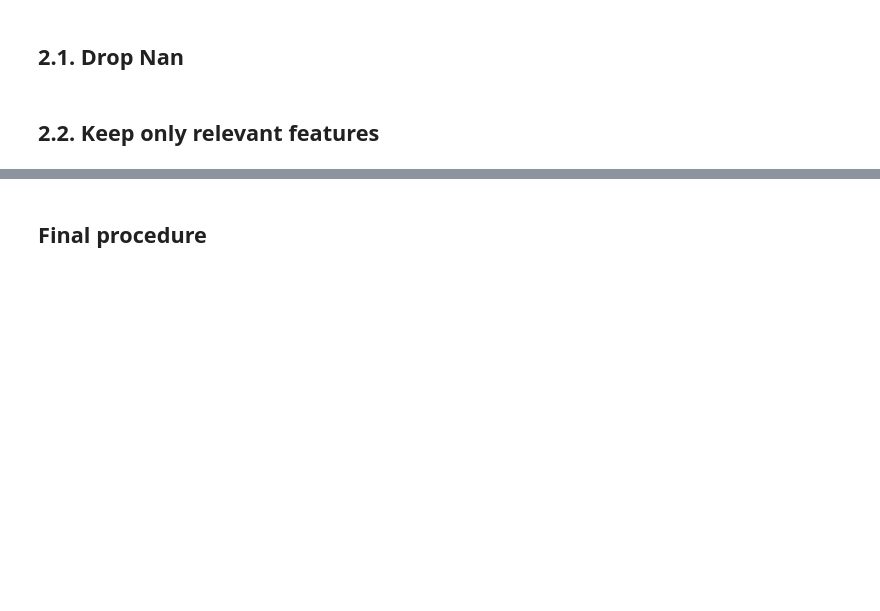
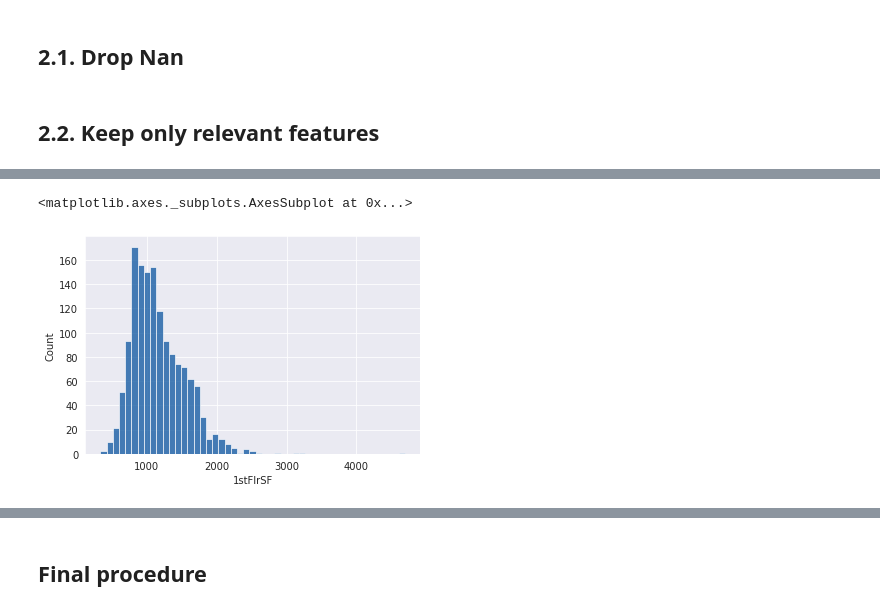
Before and after one commit to PashaIanko/Kaggle.HousePrices, a Jupyter notebook: House_Prices.ipynb, the cells around one changed output, grey strips where cells are left out. Cells and saved outputs as stored; diff of their text form; code cells hidden in the pictures; blank space fills up the shorter version.

```diff
--- a/House_Prices.ipynb
+++ b/House_Prices.ipynb
@@ -438,0 +566,5 @@ def drop_cols_except(df, num_features, cat_features):
+# %%
+sns.histplot(train['1stFlrSF'])
+# %% [output]
+<matplotlib.axes._subplots.AxesSubplot at 0x...>
+[figure, added]
```
Also changed, not shown: parts of 24 cells of this notebook.
